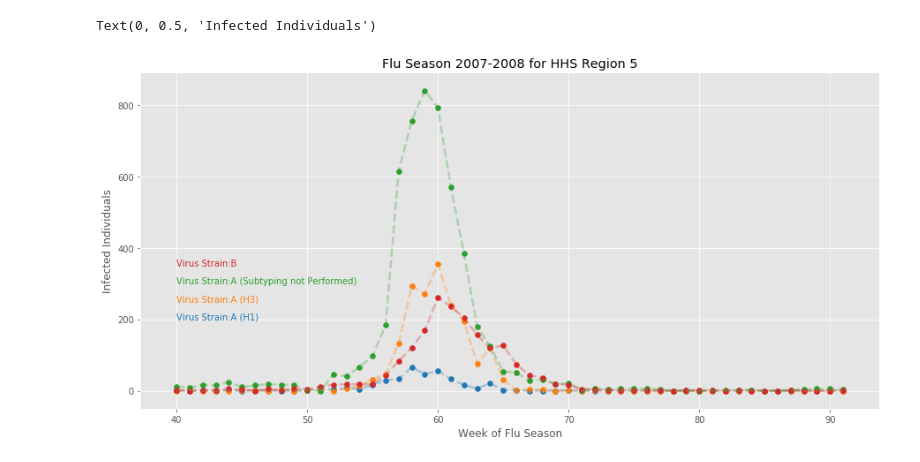
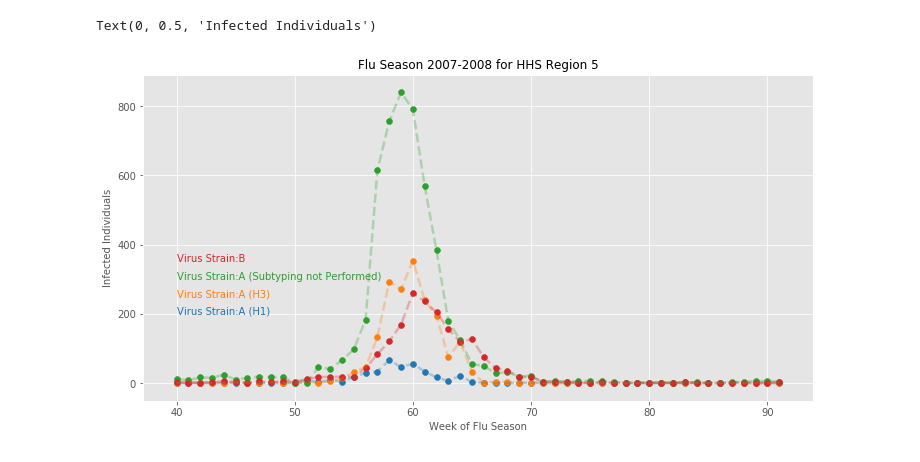
Before and after one commit to GaloisInc/AMIDOL, a Jupyter notebook: docs/SIRS/Python SIRS Modeling.ipynb, the cells around one changed output. Drawn from its saved outputs; the diff is of its cells as text; code cells hidden in the pictures.

Commit message:
Figure correction

```diff
--- a/docs/SIRS/Python SIRS Modeling.ipynb
+++ b/docs/SIRS/Python SIRS Modeling.ipynb
@@ -18,30 +18,30 @@ title = "Flu Season " + match[1] + " for HHS Region " + match[2]
 # %%
 import matplotlib.pyplot as plt
 %matplotlib inline
 #plt.xkcd()
 plt.style.use('ggplot')
 tableau20 = [(31, 119, 180), (174, 199, 232), (255, 127, 14), (255, 187, 120),
              (44, 160, 44), (152, 223, 138), (214, 39, 40), (255, 152, 150),
              (148, 103, 189), (197, 176, 213), (140, 86, 75), (196, 156, 148),
              (227, 119, 194), (247, 182, 210), (127, 127, 127), (199, 199, 199),
              (188, 189, 34), (219, 219, 141), (23, 190, 207), (158, 218, 229)]
 
 # Scale the RGB values to the [0, 1] range, which is the format matplotlib accepts.
 for i in range(len(tableau20)):
     r, g, b = tableau20[i]
     tableau20[i] = (r / 255., g / 255., b / 255.)
 
-plt.figure(figsize=(15,7))
+plt.figure(figsize=(12,6))
 
 for idx in [0, 1, 2, 3]:
     plt.plot(fluData['T'], fluData[virii[idx]], ls="--", lw=2.5, color=tableau20[idx*2], alpha=0.3)
     plt.scatter(fluData['T'], fluData[virii[idx]], color=tableau20[idx*2])
     y_pos = 200 + idx*50
     plt.text(40, y_pos, "Virus Strain:" + virii[idx], fontsize=10, color=tableau20[idx*2])
 
-plt.title(title)
-plt.xlabel("Week of Flu Season")
-plt.ylabel("Infected Individuals")
+plt.title(title, fontsize=12)
+plt.xlabel("Week of Flu Season", fontsize=10)
+plt.ylabel("Infected Individuals", fontsize=10)
 # %% [output]
 Text(0, 0.5, 'Infected Individuals')
-[figure, old version]
+[figure, new version]
```
Also changed, not shown: 1 other file.
